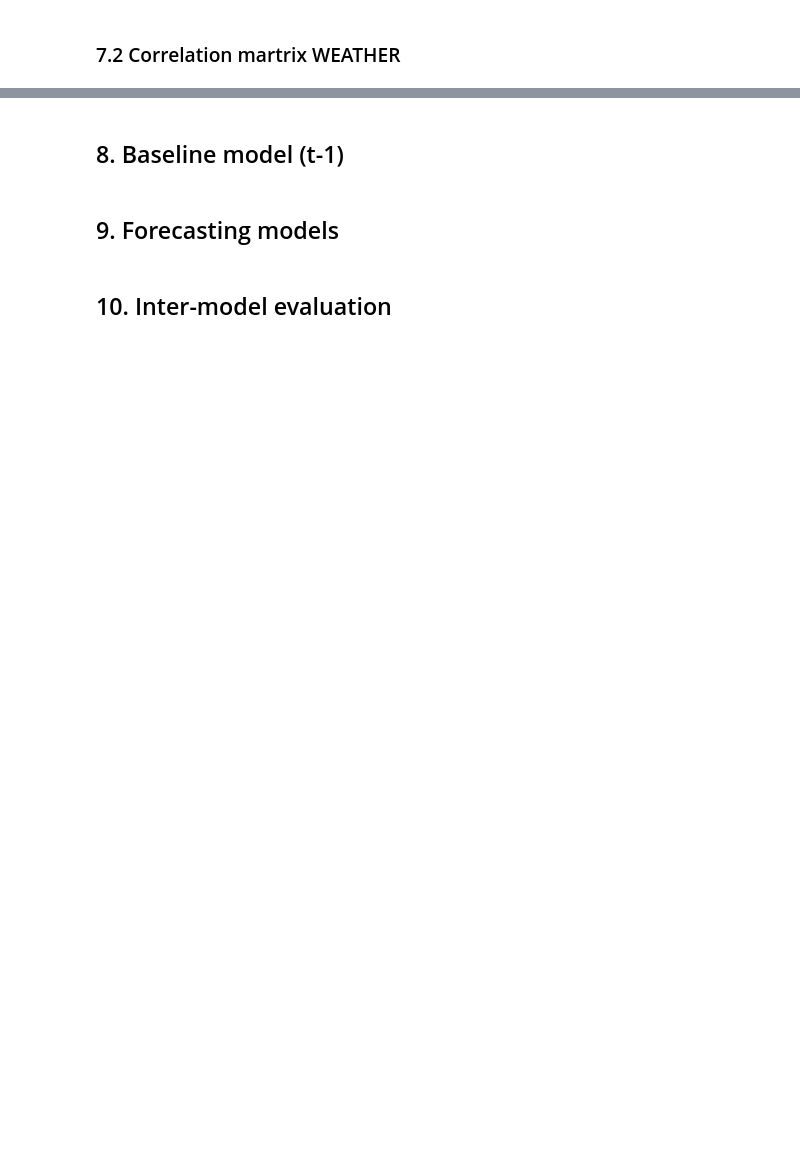
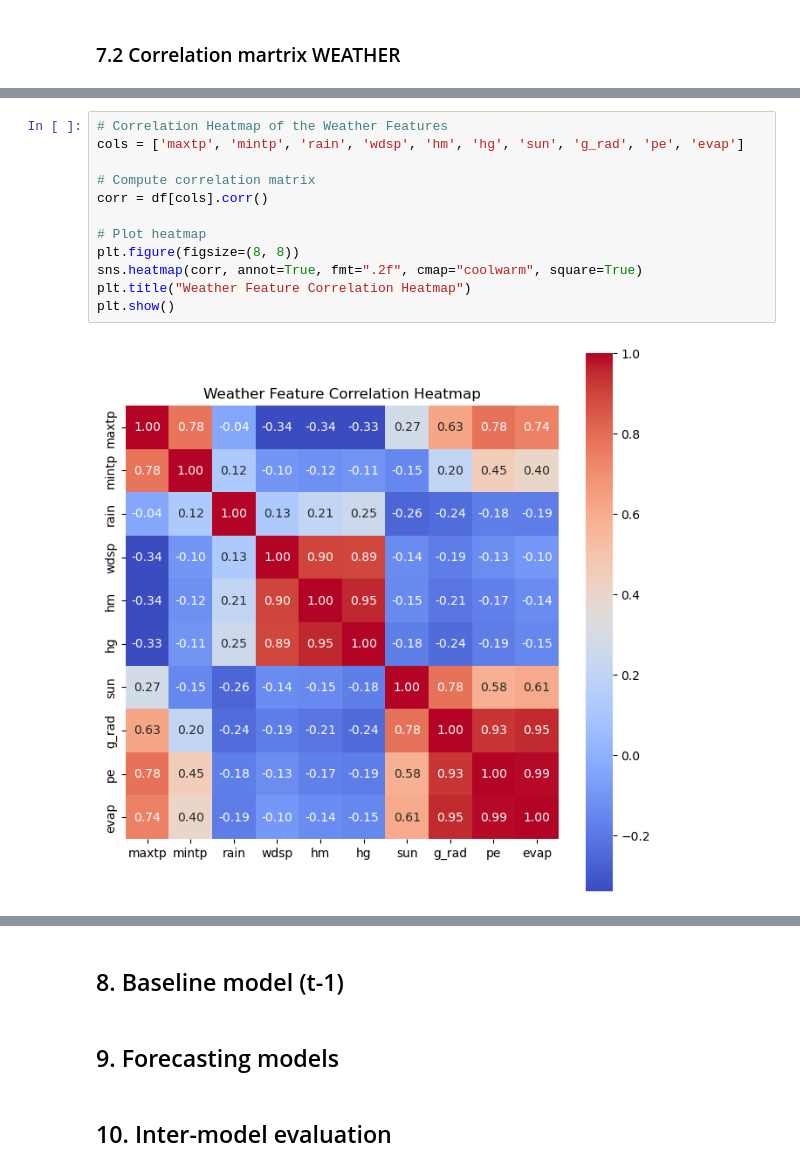
Before and after one commit to jako6f/dublin-air-quality-forecasting, a Jupyter notebook: notebooks/dublin_air_quality_forecasting.ipynb, the cells around one changed output, grey strips where cells are left out. Drawn from its saved outputs; the diff is of its cells as text; blank space fills up the shorter version.

```diff
--- a/notebooks/dublin_air_quality_forecasting.ipynb
+++ b/notebooks/dublin_air_quality_forecasting.ipynb
@@ -2060,0 +2147,14 @@ N.B. the first three rows are expected to be incomplete because the lag features
+# %%
+# Correlation Heatmap of the Weather Features
+cols = ['maxtp', 'mintp', 'rain', 'wdsp', 'hm', 'hg', 'sun', 'g_rad', 'pe', 'evap']
+
+# Compute correlation matrix
+corr = df[cols].corr()
+
+# Plot heatmap
+plt.figure(figsize=(8, 8))
+sns.heatmap(corr, annot=True, fmt=".2f", cmap="coolwarm", square=True)
+plt.title("Weather Feature Correlation Heatmap")
+plt.show()
+# %% [output]
+[figure, added]
```
Also changed, not shown: parts of 11 cells of this notebook.
